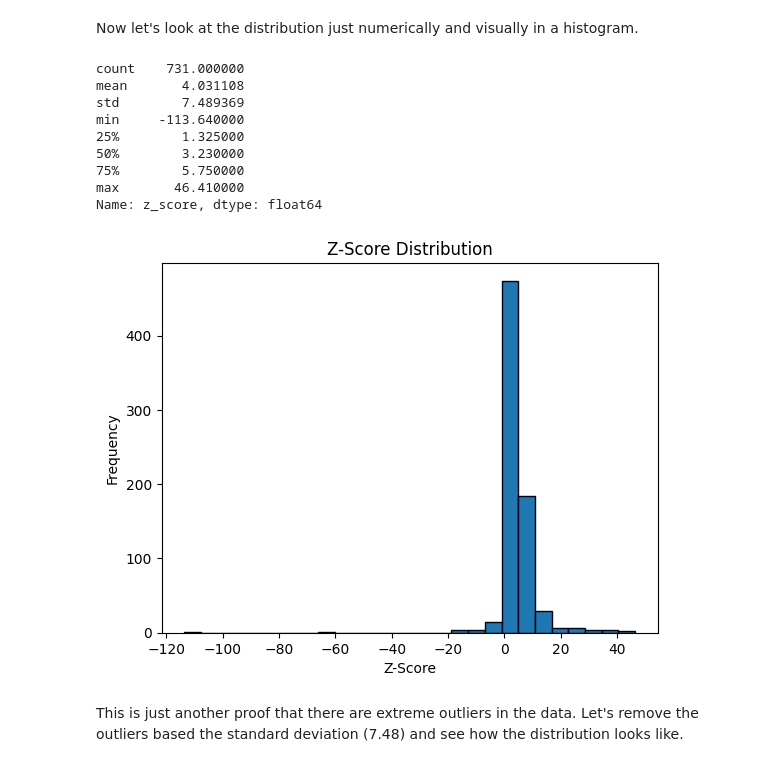
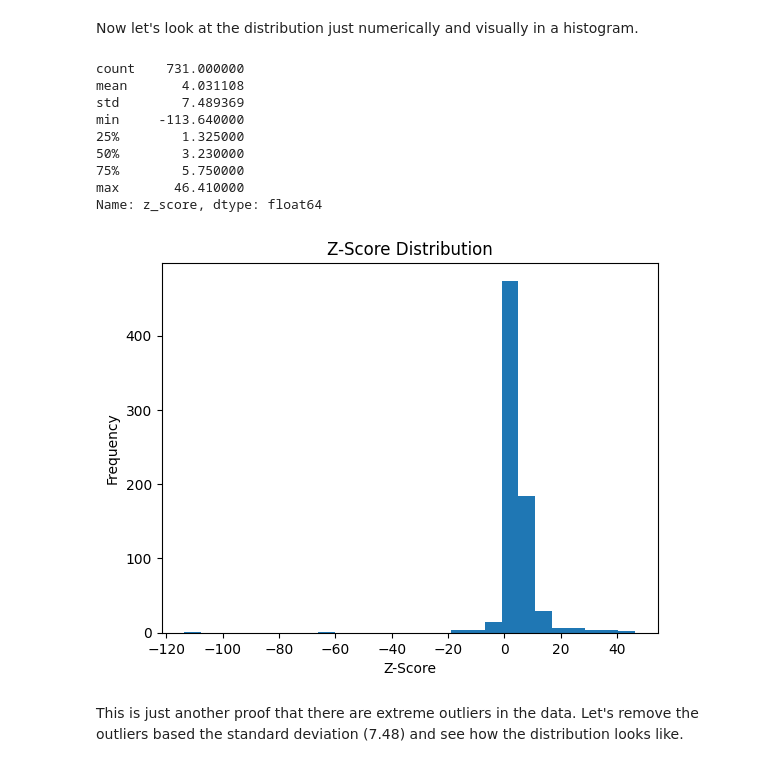
Before and after one commit to quityQ/bachelor, a Jupyter notebook: analysis.ipynb, the cells around one changed output. Cells and saved outputs as stored; diff of their text form; code cells hidden in the pictures.

```diff
--- a/analysis.ipynb
+++ b/analysis.ipynb
@@ -43,12 +43,12 @@ We see that the dataset has a large number of features. Most of them numerical.
 Calcualte the Altman-Z score for each observation (where possible)
 and show the top and bottom 5 companies based on the Altman-Z score
 # %%
-df["z_score"] = 1.2*(df["totalCurrentAssets"]/df["totalAssets"]) + 1.4*df["retainedEarnings"]/df["totalAssets"] + 3.3 * (df["ebitda"]-df["depreciationAndAmortization_income_statement"])/df["totalAssets"] + 0.6*df["marketcap"] / df["totalLiabilities"] + 0.999*df["revenue"]/df["totalAssets"]
-df["z_score"] = df["z_score"].round(2)
-df.dropna(subset=['z_score'], inplace=True)
+df_zscore = df.copy()
+df_zscore["z_score"] = 1.2*(df["totalCurrentAssets"]/df["totalAssets"]) + 1.4*df["retainedEarnings"]/df["totalAssets"] + 3.3 * (df["ebitda"]-df["depreciationAndAmortization_income_statement"])/df["totalAssets"] + 0.6*df["marketcap"] / df["totalLiabilities"] + 0.999*df["revenue"]/df["totalAssets"]
+df_zscore["z_score"] = df_zscore["z_score"].round(2)
+df_zscore.dropna(subset=['z_score'], inplace=True)
 
-df_zscore_analysis = df[['symbol', 'year', 'z_score', 'distressed', 'totalCurrentAssets', 'totalAssets', 'retainedEarnings', 'ebitda', 'depreciationAndAmortization_income_statement', 'totalLiabilities', 'marketcap', 'revenue']]
-df_zscore_print = df[['symbol', 'year', 'z_score', 'distressed']]
+df_zscore_print = df_zscore[['symbol', 'year', 'z_score', 'distressed']]
 print(df_zscore_print.sort_values(by=['z_score'], ascending=False).head(10))
 print(df_zscore_print.sort_values(by=['z_score'], ascending=True).head(10))
 # %% [output]
@@ -96,26 +96,26 @@ STLN (Swiss Steel Holding) had a low score in 2020, but it recovered in later ye
 # %% [markdown]
 Now let's look at the distribution just numerically and visually in a histogram.
 # %%
-print(df['z_score'].describe())
+print(df_zscore['z_score'].describe())
 
 # Histogram
-bins =  int(math.sqrt(len(df.index))) # number of bins based on square root of number of data points
-plt.hist(df['z_score'], bins=bins, edgecolor='black')
+bins =  int(math.sqrt(len(df_zscore.index))) # number of bins based on square root of number of data points
+plt.hist(df_zscore['z_score'], bins=bins)
 plt.title('Z-Score Distribution')
 plt.xlabel('Z-Score')
 plt.ylabel('Frequency')
 plt.show()
 # %% [output]
 count    731.000000
 mean       4.031108
 std        7.489369
 min     -113.640000
 25%        1.325000
 50%        3.230000
 75%        5.750000
 max       46.410000
 Name: z_score, dtype: float64
-[figure, old version]
+[figure, new version]
 # %% [markdown]
 This is just another proof that there are extreme outliers in the data.
 Let's remove the outliers based the standard deviation (7.48) and see how the distribution looks like.
```
Also changed, not shown: parts of 5 cells of this notebook, 3 other files.
